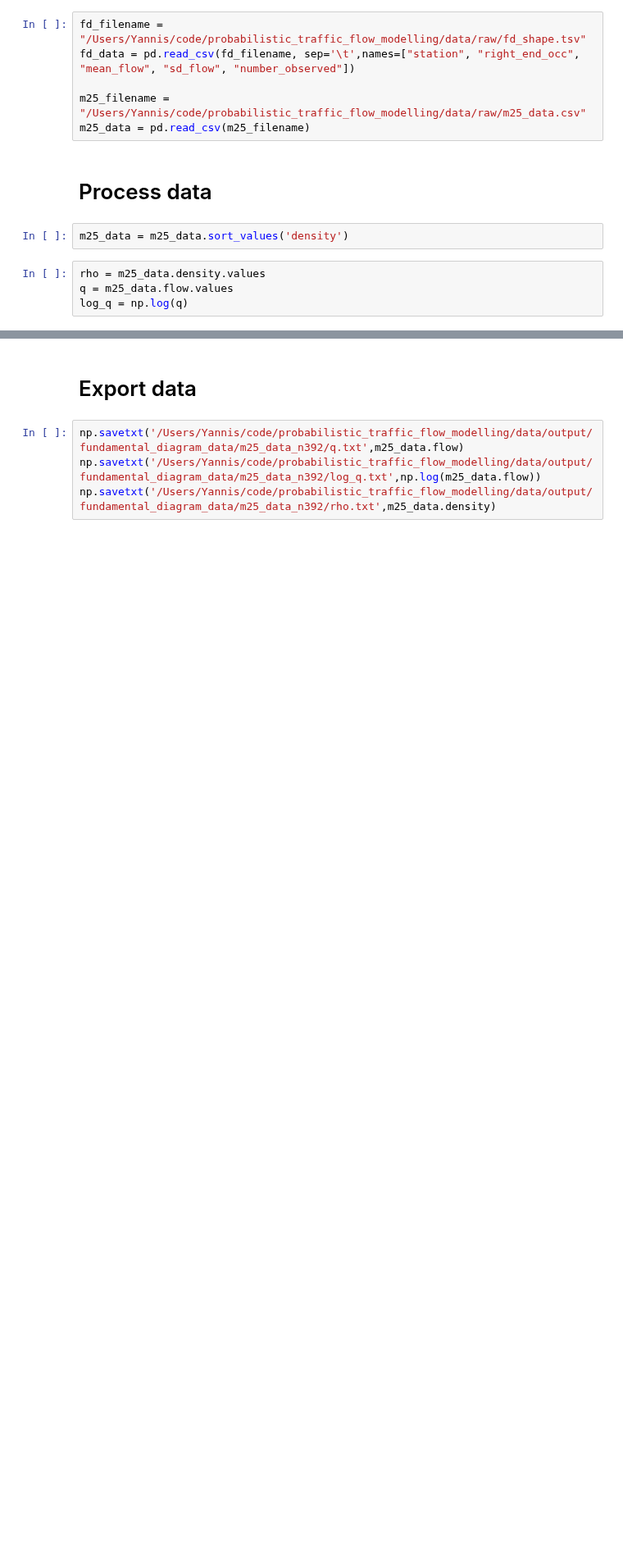
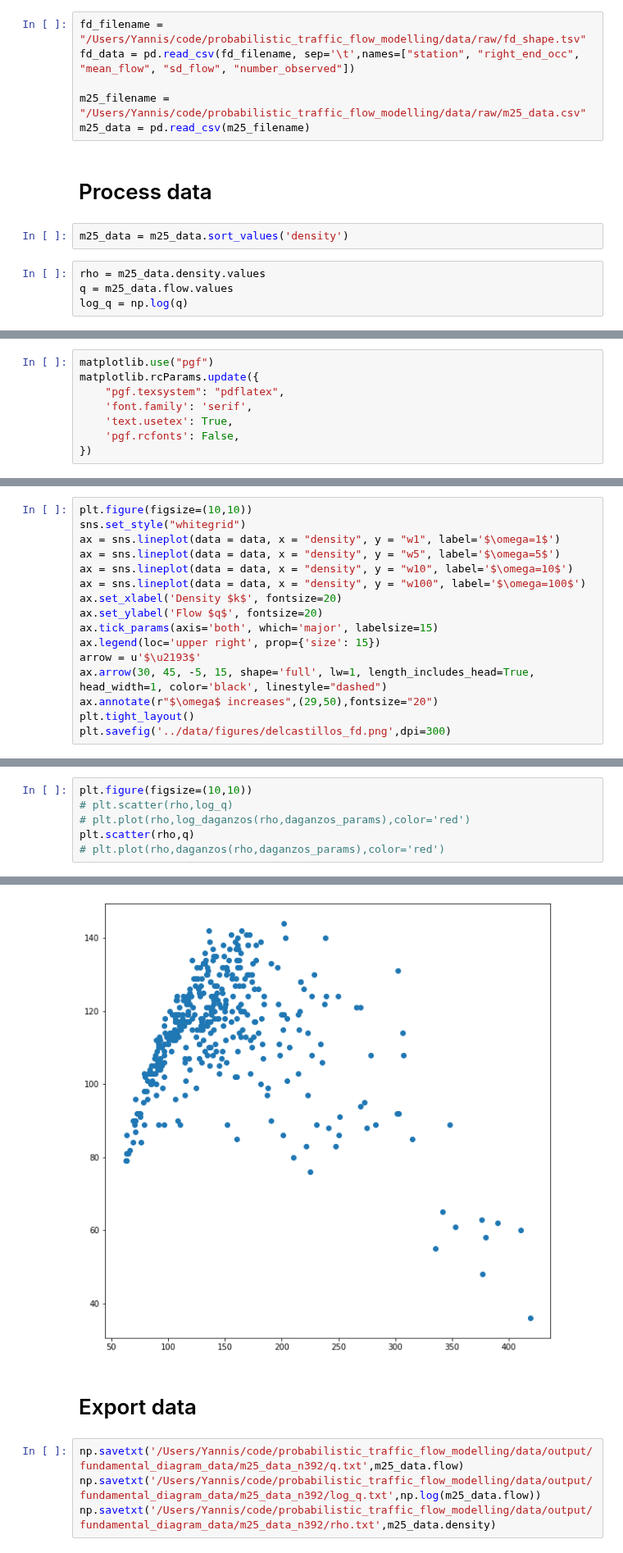
Before and after one commit to YannisZa/probabilistic_traffic_flow_modelling, a Jupyter notebook: notebooks/highway_loop_detector_data_preprocessing.ipynb, the cells around one changed output, grey strips where cells are left out. Shown at 82% size. Drawn from its saved outputs; the diff is of its cells as text; blank space fills up the shorter version.

Commit message:
Created relevant figures in notebooks

```diff
--- a/notebooks/highway_loop_detector_data_preprocessing.ipynb
+++ b/notebooks/highway_loop_detector_data_preprocessing.ipynb
@@ -30,0 +34,8 @@ log_q = np.log(q)
+# %%
+matplotlib.use("pgf")
+matplotlib.rcParams.update({
+    "pgf.texsystem": "pdflatex",
+    'font.family': 'serif',
+    'text.usetex': True,
+    'pgf.rcfonts': False,
+})
@@ -30,0 +62,16 @@ log_q = np.log(q)
+# %%
+plt.figure(figsize=(10,10))
+sns.set_style("whitegrid")
+ax = sns.lineplot(data = data, x = "density", y = "w1", label='$\omega=1$')
+ax = sns.lineplot(data = data, x = "density", y = "w5", label='$\omega=5$')
+ax = sns.lineplot(data = data, x = "density", y = "w10", label='$\omega=10$')
+ax = sns.lineplot(data = data, x = "density", y = "w100", label='$\omega=100$')
+ax.set_xlabel('Density $k$', fontsize=20)
+ax.set_ylabel('Flow $q$', fontsize=20)
+ax.tick_params(axis='both', which='major', labelsize=15)
+ax.legend(loc='upper right', prop={'size': 15})
+arrow = u'$\u2193$'
+ax.arrow(30, 45, -5, 15, shape='full', lw=1, length_includes_head=True, head_width=1, color='black', linestyle="dashed")
+ax.annotate(r"$\omega$ increases",(29,50),fontsize="20")
+plt.tight_layout()
+plt.savefig('../data/figures/delcastillos_fd.png',dpi=300)
@@ -30,0 +124,7 @@ log_q = np.log(q)
+# %%
+plt.figure(figsize=(10,10))
+# plt.scatter(rho,log_q)
+# plt.plot(rho,log_daganzos(rho,daganzos_params),color='red')
+plt.scatter(rho,q)
+# plt.plot(rho,daganzos(rho,daganzos_params),color='red')
+# %% [output]
@@ -31,3 +132,4 @@ log_q = np.log(q)
+[figure, added]
 # %% [markdown]
 # Export data
 # %%
```
Also changed, not shown: parts of 9 cells of this notebook, 1 other file.
